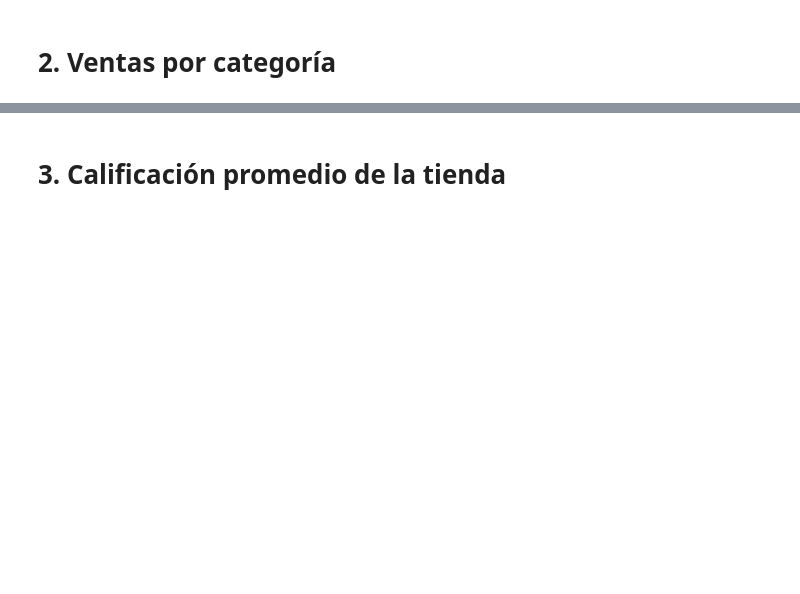
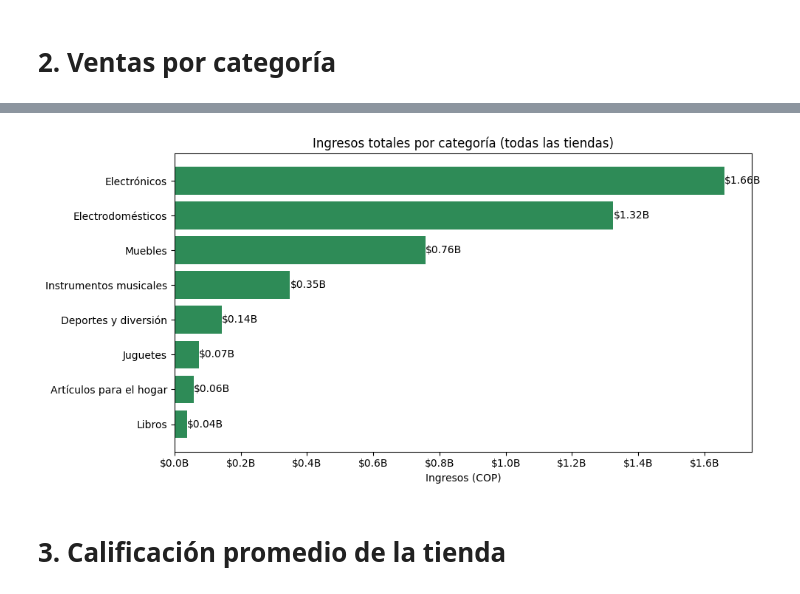
Before and after one commit to JairoCJN/Store-Analysis, a Jupyter notebook: challenge1-data-science-latam/AluraStoreLatam.ipynb, the cells around one changed output, grey strips where cells are left out. Cells and saved outputs as stored; diff of their text form; code cells hidden in the pictures; blank space fills up the shorter version.

```diff
--- a/challenge1-data-science-latam/AluraStoreLatam.ipynb
+++ b/challenge1-data-science-latam/AluraStoreLatam.ipynb
@@ -229,3 +236,16 @@ dtype: float64
+# %%
+VPC_GANANCIAS = tiendas.groupby('Categoría del Producto')['Precio'].sum().sort_values()
+
+fig, ax = plt.subplots(figsize=(10, 5))
+barras = ax.barh(VPC_GANANCIAS.index, VPC_GANANCIAS.values, color='seagreen')
+ax.set_title('Ingresos totales por categoría (todas las tiendas)')
+ax.set_xlabel('Ingresos (COP)')
+ax.xaxis.set_major_formatter(plt.FuncFormatter(lambda x, _: f'${x/1e9:.1f}B'))
+ax.bar_label(barras, labels=[f'${v/1e9:.2f}B' for v in VPC_GANANCIAS.values])
+plt.tight_layout()
+plt.show()
+# %% [output]
+[figure, added]
 # %% [markdown]
 # 3. Calificación promedio de la tienda
 # %%
```
Also changed, not shown: parts of 16 cells of this notebook.
